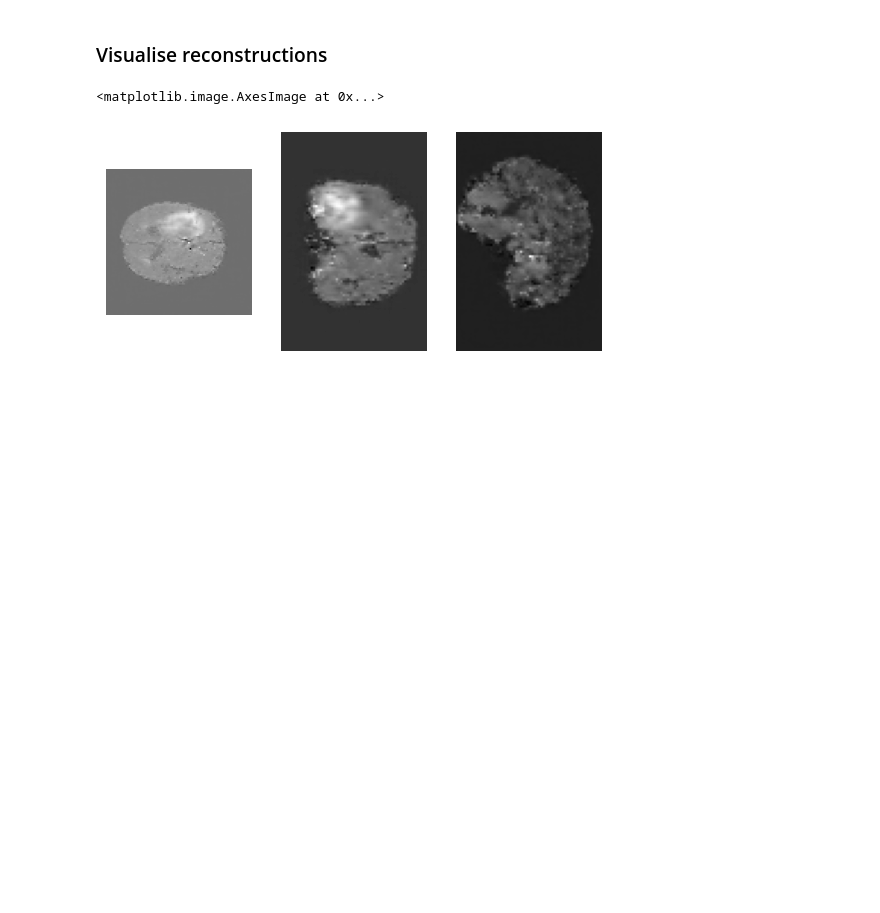
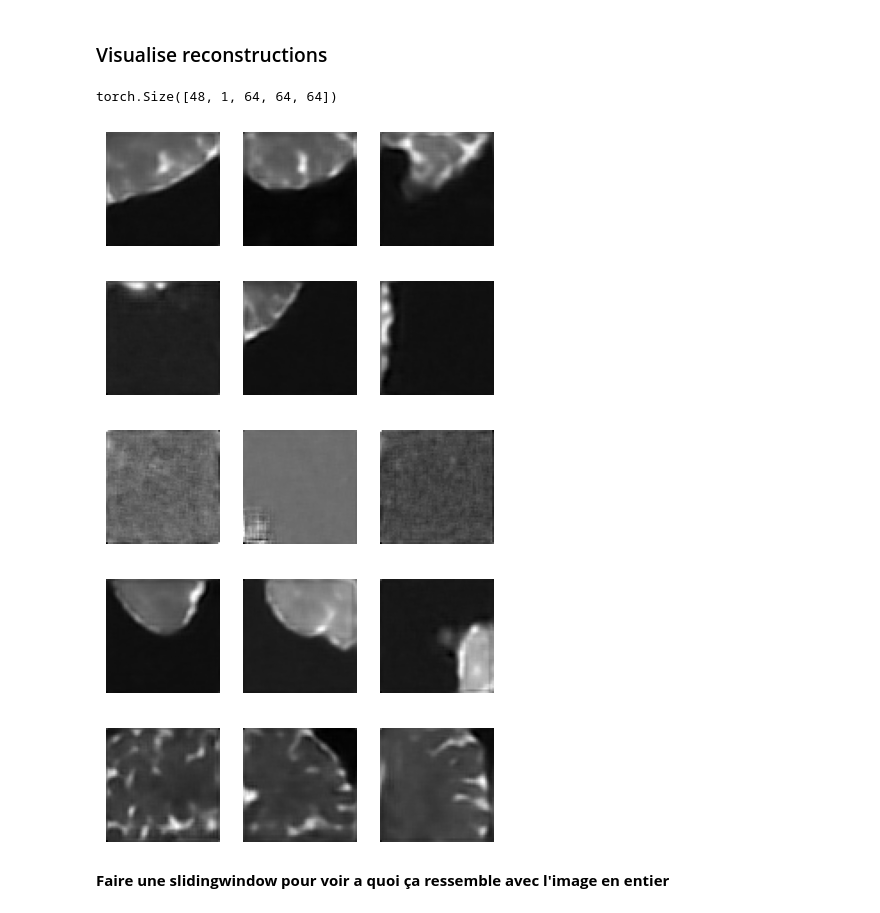
Before and after one commit to theotimefd/AnoDiffExperiments, a Jupyter notebook: Experiment_4_2_ADC_3d_ldm.ipynb, the cells around one changed output. Cells and saved outputs as stored; diff of their text form; code cells hidden in the pictures; blank space fills up the shorter version.

Commit message:
patch based ldm and other wip

```diff
--- a/Experiment_4_2_ADC_3d_ldm.ipynb
+++ b/Experiment_4_2_ADC_3d_ldm.ipynb
@@ -92,7 +74,7 @@ val_datalist = val_images_path
 test_reconstruction_datalist = test_reconstruction_images_path
 
 
-batch_size = 1
+batch_size = 48 # 91 Gb vram
 num_workers = 4
 # %%
 class SetBackgroundToZero(transforms.Transform):
@@ -131,5 +113,8 @@ class SetBackgroundToZero(transforms.Transform):
         data = torch.from_numpy(data_np) if is_tensor else data_np
 
         return data
+# %%
+IMAGE_SIZE = 225
+PATCH_SIZE = 64
 # %%
 
@@ -182,3 +158,19 @@ val_ds = CacheDataset(data=val_datalist, transform=val_transforms)
 val_loader = DataLoader(
     val_ds, batch_size=batch_size, shuffle=False, num_workers=num_workers, persistent_workers=True
 )
+# %%
+# Visualize the first few items from train_loader
+for i, batch in enumerate(train_loader):
+    if i >= 1:  # Show first 6 items
+        break
+
+    # Display the 16 first patches of the first batch
+    fig, axs = plt.subplots(2, 8, figsize=(15, 5))
+    for j in range(16):
+        patch = batch[j, 0].cpu().numpy()
+
+        axs[j // 8, j % 8].imshow(patch[:, :, patch.shape[2] // 2], cmap="gray")
+        axs[j // 8, j % 8].axis("off")
+
+    plt.suptitle("First 16 patches (central axial slice) of the first batch")
+    plt.show()
@@ -252,7 +249,7 @@ optimizer_d = torch.optim.Adam(params=discriminator.parameters(), lr=1e-4)
 # %% [markdown]
 ### Train model
 # %%
-max_epochs = 100
+max_epochs = 1000
 autoencoder_warm_up_n_epochs = 5
 val_interval = 10
 epoch_recon_loss_list = []
@@ -353,18 +352,27 @@ plt.show()
 # %% [markdown]
 ### Visualise reconstructions
+# %%
+reconstruction.shape
+# %% [output]
+torch.Size([48, 1, 64, 64, 64])
 # %%
 # Plot axial, coronal and sagittal slices of a training sample
-idx = 0
-img = reconstruction[idx, channel].detach().cpu().numpy()
-fig, axs = plt.subplots(nrows=1, ncols=3)
-for ax in axs:
-    ax.axis("off")
-ax = axs[0]
-ax.imshow(img[..., img.shape[2] // 2], cmap="gray")
-ax = axs[1]
-ax.imshow(img[:, img.shape[1] // 2, ...], cmap="gray")
-ax = axs[2]
-ax.imshow(img[img.shape[0] // 2, ...], cmap="gray")
+for idx in range(5):
+    img = reconstruction[idx, 0].detach().cpu().numpy()
+    fig, axs = plt.subplots(nrows=1, ncols=3, figsize=(5, 3))
+    for ax in axs:
+        ax.axis("off")
+    ax = axs[0]
+    ax.imshow(img[..., img.shape[2] // 2], cmap="gray")
+    ax = axs[1]
+    ax.imshow(img[:, img.shape[1] // 2, ...], cmap="gray")
+    ax = axs[2]
+    ax.imshow(img[img.shape[0] // 2, ...], cmap="gray")
 # %% [output]
-<matplotlib.image.AxesImage at 0x...>
-[figure, old version]
+[figure, new version]
+[figure, added]
+[figure, added]
+[figure, added]
+[figure, added]
+# %% [markdown]
+**Faire une slidingwindow pour voir a quoi ça ressemble avec l'image en entier**
```
Also changed, not shown: parts of 11 cells of this notebook, 5 other files.
